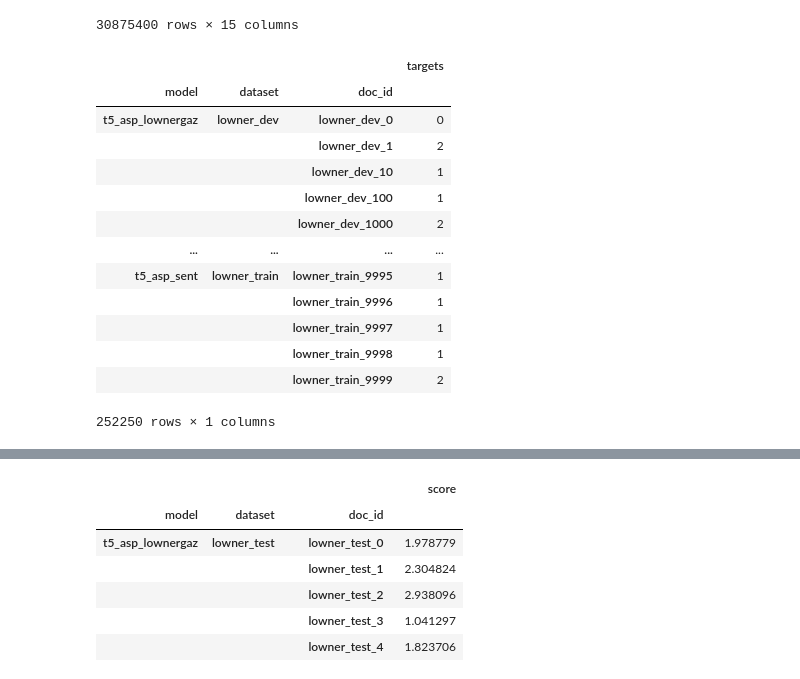
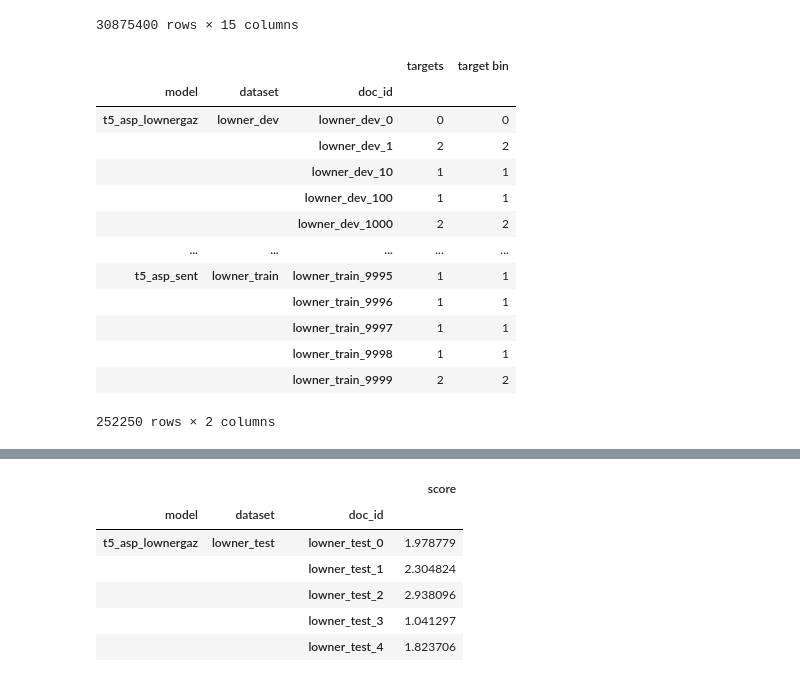
Before and after one commit to roebbert92/thesis, a Jupyter notebook: evaluations/01_performance.ipynb, the cells around one changed output, grey strips where cells are left out. Saved outputs shown, nothing was run; the diff lists cells and outputs as text; code cells hidden in the pictures.

```diff
--- a/evaluations/01_performance.ipynb
+++ b/evaluations/01_performance.ipynb
@@ -780,43 +762,45 @@ performance_metrics
 | 30875399 | 1 | dict_match_gaz_sent | best | lowner_train | lowner_train_13422 | 0 | product | 0 | 0 | 0 | ... |
 30875400 rows × 15 columns
 # %%
+import pandas as pd
 def get_target_bin(target_count: int):
     if target_count < 3:
         return str(target_count)
     return "> 2"
 
 
 df = performance_metrics.pivot_table(
     values="targets",
     index=["dataset", "doc_id", "entity_type"],
     aggfunc="mean").reset_index().pivot_table(
         values="targets",
         index=["dataset", "doc_id"],
-        aggfunc="sum").apply(lambda x: x.apply(get_target_bin))
+        aggfunc="sum")
+df["target bin"] = df.apply(lambda x: x.apply(get_target_bin))
 models = pd.DataFrame({
     "model": [
         't5_asp_lownergaz', 't5_asp_gaz', 't5_asp_lownergaz_sent',
         't5_asp_gaz_sent', 't5_asp_sent'
     ]
 })
 input_entity_count_df = models.merge(df.reset_index(), how="cross").set_index(
     ["model", "dataset", "doc_id"])
 input_entity_count_df
 # %% [output]
-|  |  |  | targets |
-| model | dataset | doc_id |  |
-| t5_asp_lownergaz | lowner_dev | lowner_dev_0 | 0 |
-|  |  | lowner_dev_1 | 2 |
-|  |  | lowner_dev_10 | 1 |
-|  |  | lowner_dev_100 | 1 |
-|  |  | lowner_dev_1000 | 2 |
-| ... | ... | ... | ... |
-| t5_asp_sent | lowner_train | lowner_train_9995 | 1 |
-|  |  | lowner_train_9996 | 1 |
-|  |  | lowner_train_9997 | 1 |
-|  |  | lowner_train_9998 | 1 |
-|  |  | lowner_train_9999 | 2 |
+|  |  |  | targets | target bin |
+| model | dataset | doc_id |  |  |
+| t5_asp_lownergaz | lowner_dev | lowner_dev_0 | 0 | 0 |
+|  |  | lowner_dev_1 | 2 | 2 |
+|  |  | lowner_dev_10 | 1 | 1 |
+|  |  | lowner_dev_100 | 1 | 1 |
+|  |  | lowner_dev_1000 | 2 | 2 |
+| ... | ... | ... | ... | ... |
+| t5_asp_sent | lowner_train | lowner_train_9995 | 1 | 1 |
+|  |  | lowner_train_9996 | 1 | 1 |
+|  |  | lowner_train_9997 | 1 | 1 |
+|  |  | lowner_train_9998 | 1 | 1 |
+|  |  | lowner_train_9999 | 2 | 2 |
-252250 rows × 1 columns
+252250 rows × 2 columns
 # %%
 search_results["score"] = search_results["total entities"] * search_results[
     "search score"]
```
Also changed, not shown: parts of 14 cells of this notebook, 1 other file.
